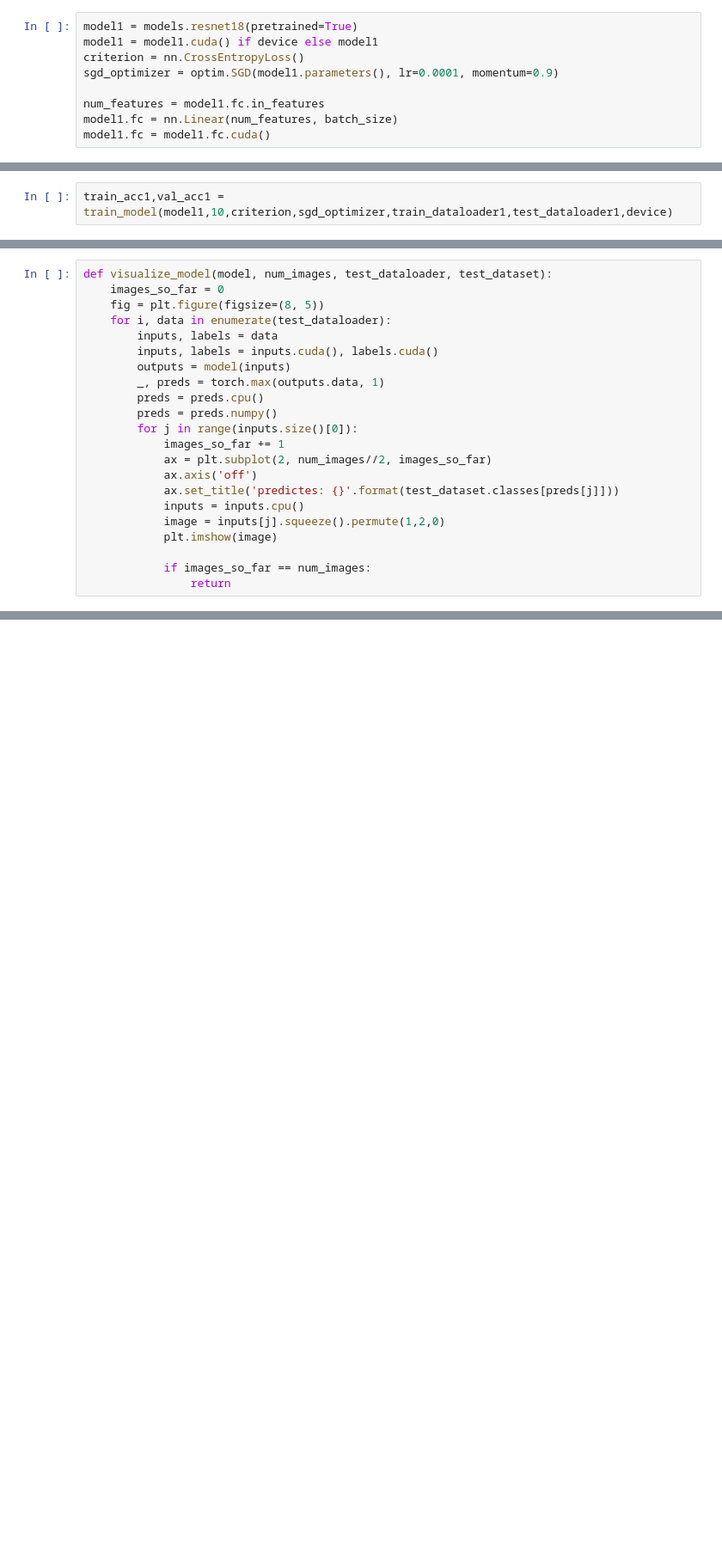
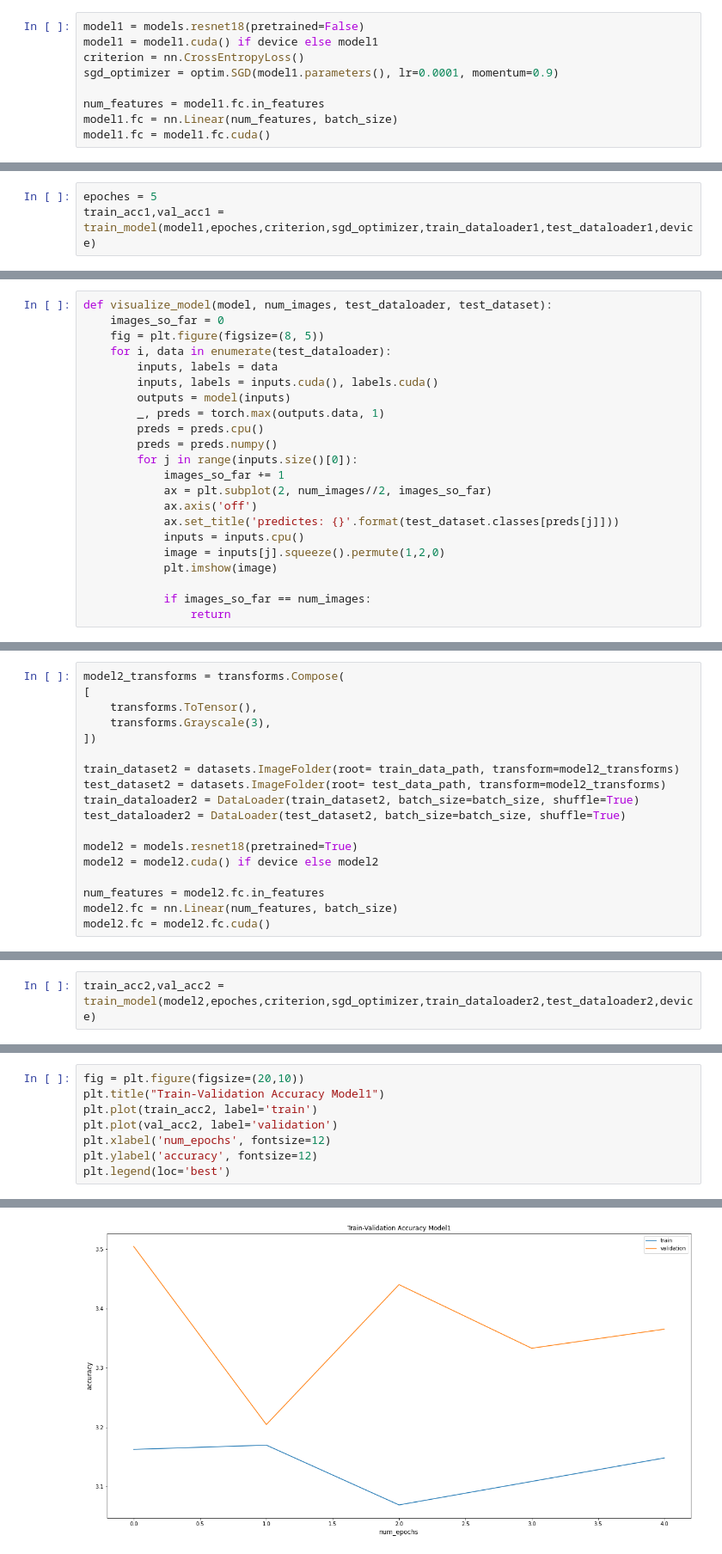
Before and after one commit to hadar424/Final_Project_In_Course_896874, a Jupyter notebook: my_final_project.ipynb, the cells around one changed output, grey strips where cells are left out. Shown: that part at 86% size. Cells and saved outputs as stored; diff of their text form; blank space fills up the shorter version.

```diff
--- a/my_final_project.ipynb
+++ b/my_final_project.ipynb
@@ -58,5 +55,5 @@ labels-size: torch.Size([131])
 # %%
-model1 = models.resnet18(pretrained=True)
+model1 = models.resnet18(pretrained=False)
 model1 = model1.cuda() if device else model1
 criterion = nn.CrossEntropyLoss()
 sgd_optimizer = optim.SGD(model1.parameters(), lr=0.0001, momentum=0.9)
@@ -113,7 +110,8 @@ def train_model(model,n_epochs, loss_func, optimizer, train_dataloader, test_dat
     model.train()
   return train_acc,val_acc
 # %%
-train_acc1,val_acc1 = train_model(model1,10,criterion,sgd_optimizer,train_dataloader1,test_dataloader1,device)
+epoches = 5
+train_acc1,val_acc1 = train_model(model1,epoches,criterion,sgd_optimizer,train_dataloader1,test_dataloader1,device)
 # %% [output]
 Epoch 1
 
@@ -160,0 +172,18 @@ plt.ioff()
+# %%
+model2_transforms = transforms.Compose(
+[
+    transforms.ToTensor(),
+    transforms.Grayscale(3),
+])
+
+train_dataset2 = datasets.ImageFolder(root= train_data_path, transform=model2_transforms)
+test_dataset2 = datasets.ImageFolder(root= test_data_path, transform=model2_transforms)
+train_dataloader2 = DataLoader(train_dataset2, batch_size=batch_size, shuffle=True)
+test_dataloader2 = DataLoader(test_dataset2, batch_size=batch_size, shuffle=True)
+
+model2 = models.resnet18(pretrained=True)
+model2 = model2.cuda() if device else model2
+
+num_features = model2.fc.in_features
+model2.fc = nn.Linear(num_features, batch_size)
+model2.fc = model2.fc.cuda()
@@ -160,0 +192,2 @@ plt.ioff()
+# %%
+train_acc2,val_acc2 = train_model(model2,epoches,criterion,sgd_optimizer,train_dataloader2,test_dataloader2,device)
@@ -160,0 +212,9 @@ plt.ioff()
+# %%
+fig = plt.figure(figsize=(20,10))
+plt.title("Train-Validation Accuracy Model1")
+plt.plot(train_acc2, label='train')
+plt.plot(val_acc2, label='validation')
+plt.xlabel('num_epochs', fontsize=12)
+plt.ylabel('accuracy', fontsize=12)
+plt.legend(loc='best')
+# %% [output]
@@ -160,0 +222 @@ plt.ioff()
+[figure, added]
```
Also changed, not shown: parts of 14 cells of this notebook.
